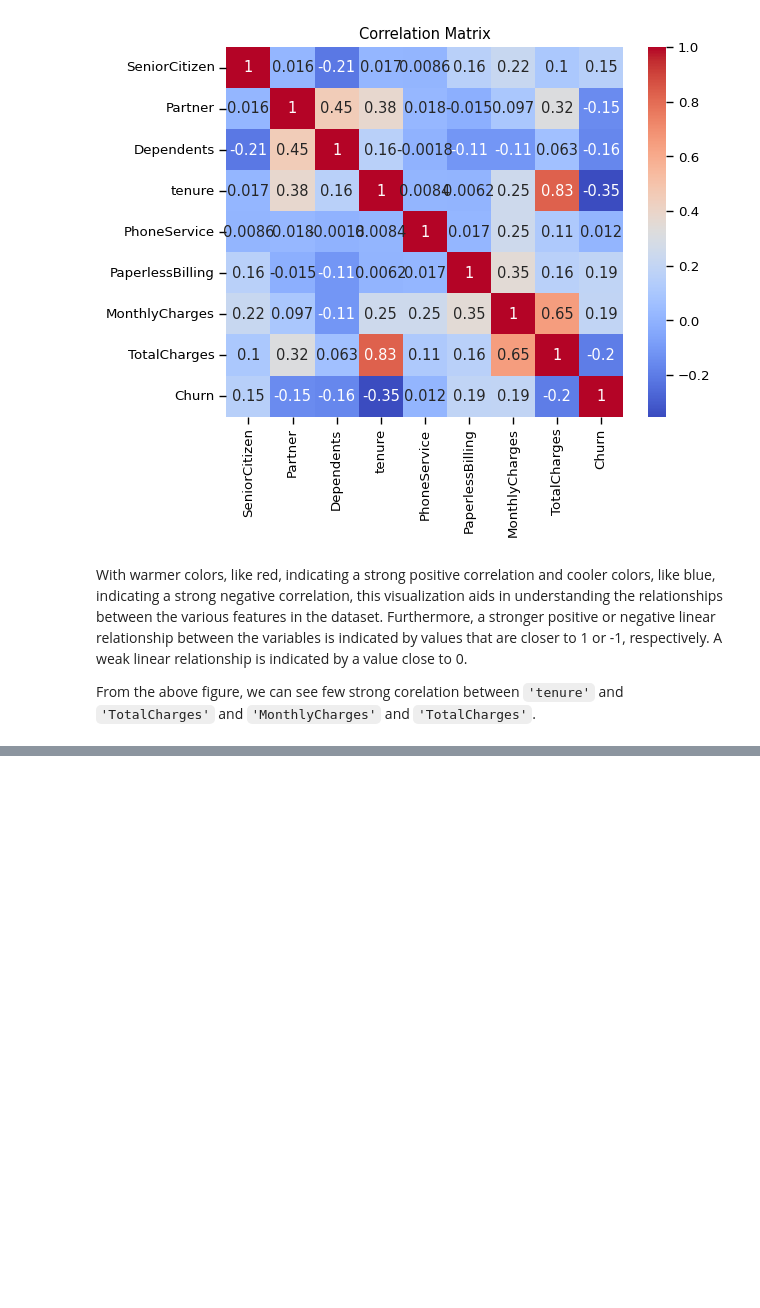
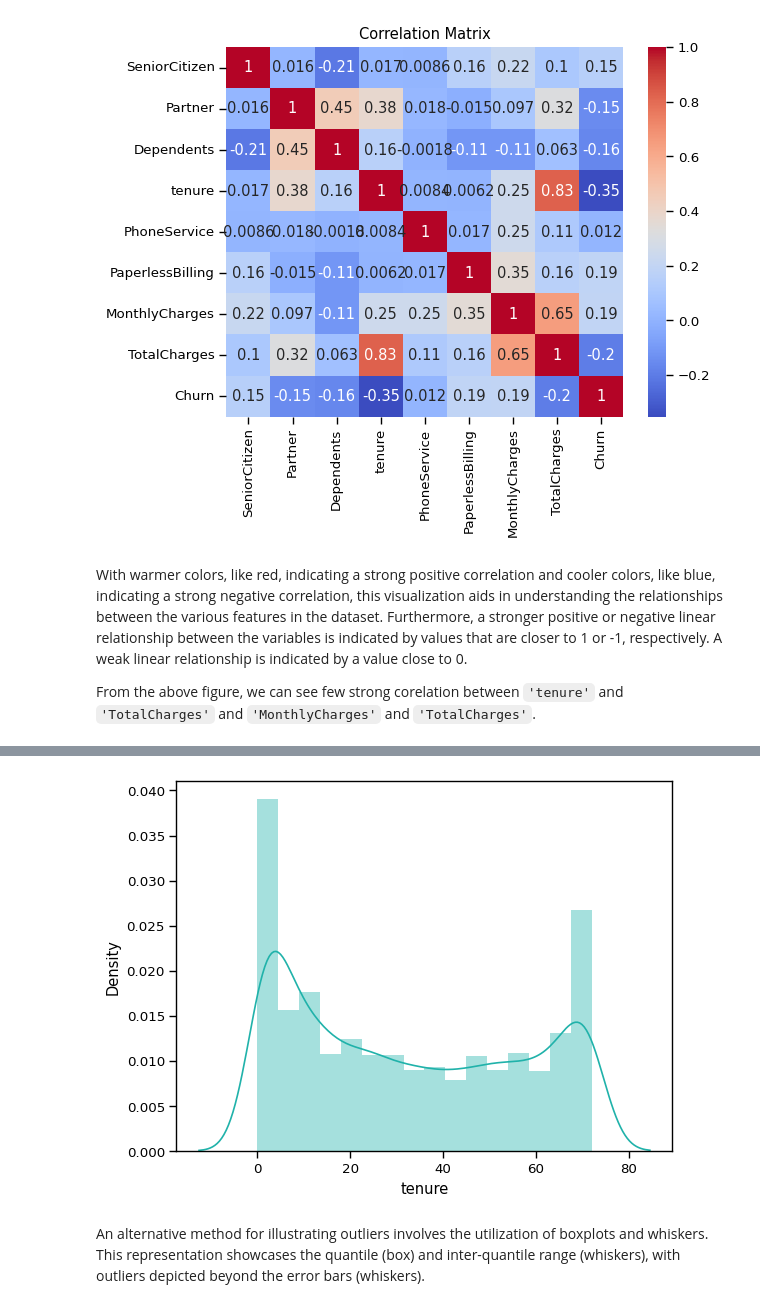
Before and after one commit to Shrestha-Dipesh/ML-Final-Project, a Jupyter notebook: ML_Final_Project.ipynb, the cells around one changed output, grey strips where cells are left out. Saved outputs shown, nothing was run; the diff lists cells and outputs as text; code cells hidden in the pictures; blank space fills up the shorter version.

Commit message:
Outlier Detection

```diff
--- a/ML_Final_Project.ipynb
+++ b/ML_Final_Project.ipynb
@@ -651,0 +663,6 @@ From the above figure, we can see few strong corelation between `'tenure'` and `
+# %%
+sns.distplot(data['tenure'], color="lightseagreen");
+# %% [output]
+[figure, added]
+# %% [markdown]
+An alternative method for illustrating outliers involves the utilization of boxplots and whiskers. This representation showcases the quantile (box) and inter-quantile range (whiskers), with outliers depicted beyond the error bars (whiskers).
```
Also changed, not shown: parts of 10 cells of this notebook.
